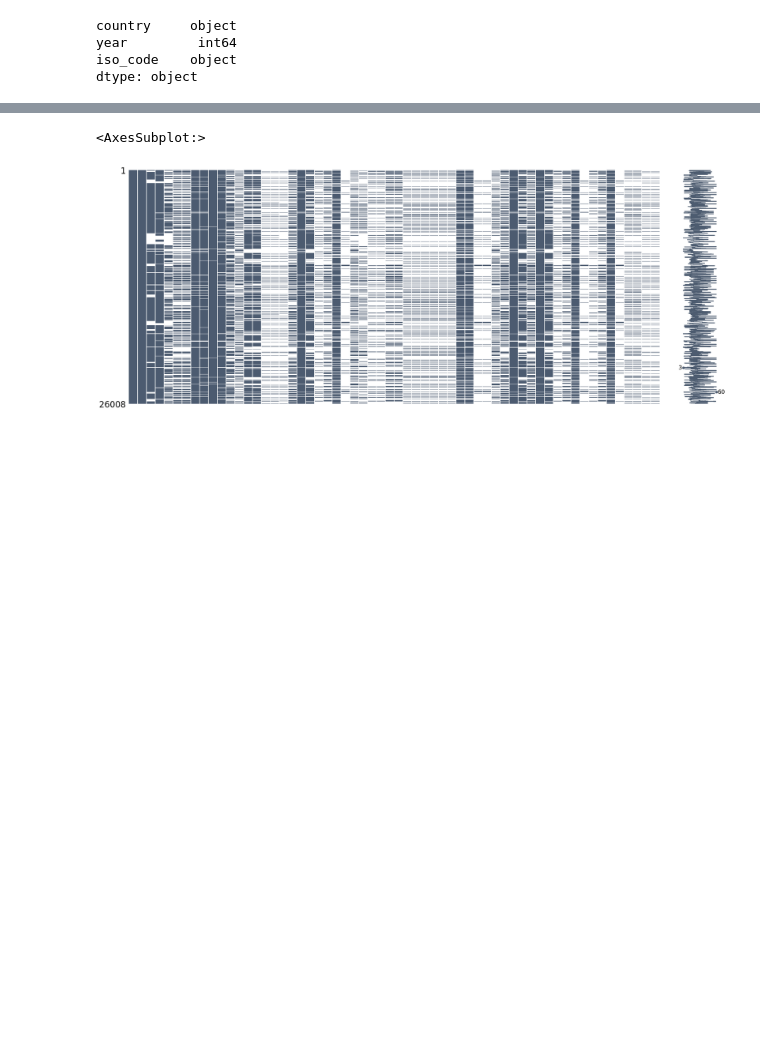
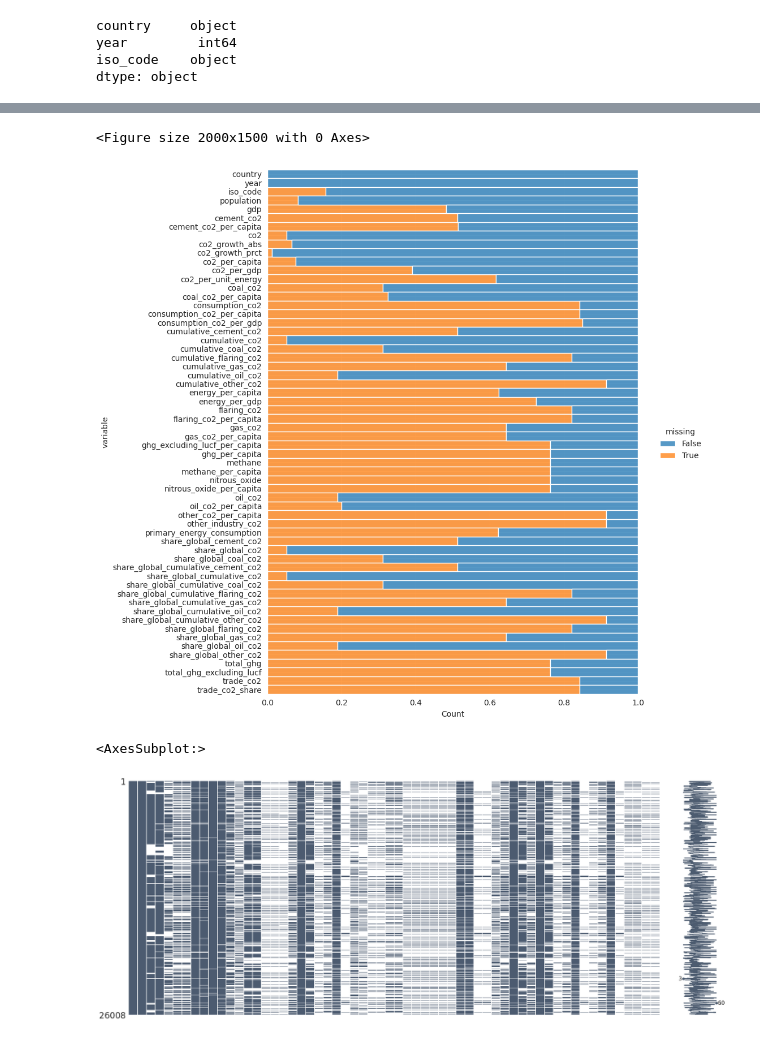
Before and after one commit to alexcaicedo/co2-project, a Jupyter notebook: co2.ipynb, the cells around one changed output, grey strips where cells are left out. Drawn from its saved outputs; the diff is of its cells as text; code cells hidden in the pictures; blank space fills up the shorter version.

```diff
--- a/co2.ipynb
+++ b/co2.ipynb
@@ -16,6 +16,9 @@ warnings.filterwarnings('ignore')
 
 # Magic function to display matplotlib figures in a jupyter notebook
 %matplotlib inline
+
+# Make plots pretty
+sns.set_style("darkgrid")
 # %%
 pd.options.display.max_rows = 100
 pd.options.display.max_columns = 60
@@ -105,6 +108,13 @@ df_nans
 | 57 | total_ghg_excluding_lucf | 19859 |
 | 58 | trade_co2 | 21912 |
 | 59 | trade_co2_share | 21912 |
+# %%
+plt.figure(figsize=(20, 15))
+sns.displot(data=data.isna().melt(value_name="missing"), y="variable", hue="missing", multiple="fill", height=10, aspect=1)
+plt.show()
+# %% [output]
+<Figure size 2000x1500 with 0 Axes>
+[figure, added]
 # %%
 # Visualizing missing values
 msno.matrix(data, color=(0.3, 0.36, 0.44))
```
Also changed, not shown: parts of 37 cells of this notebook, 2 other files.
